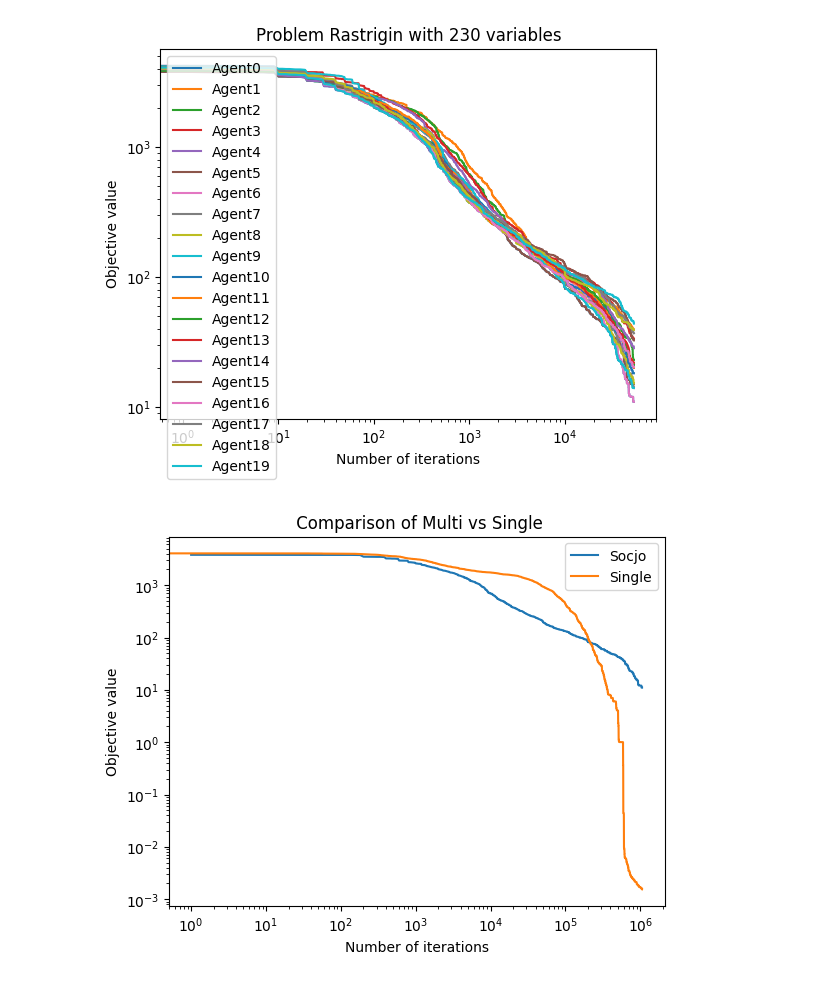
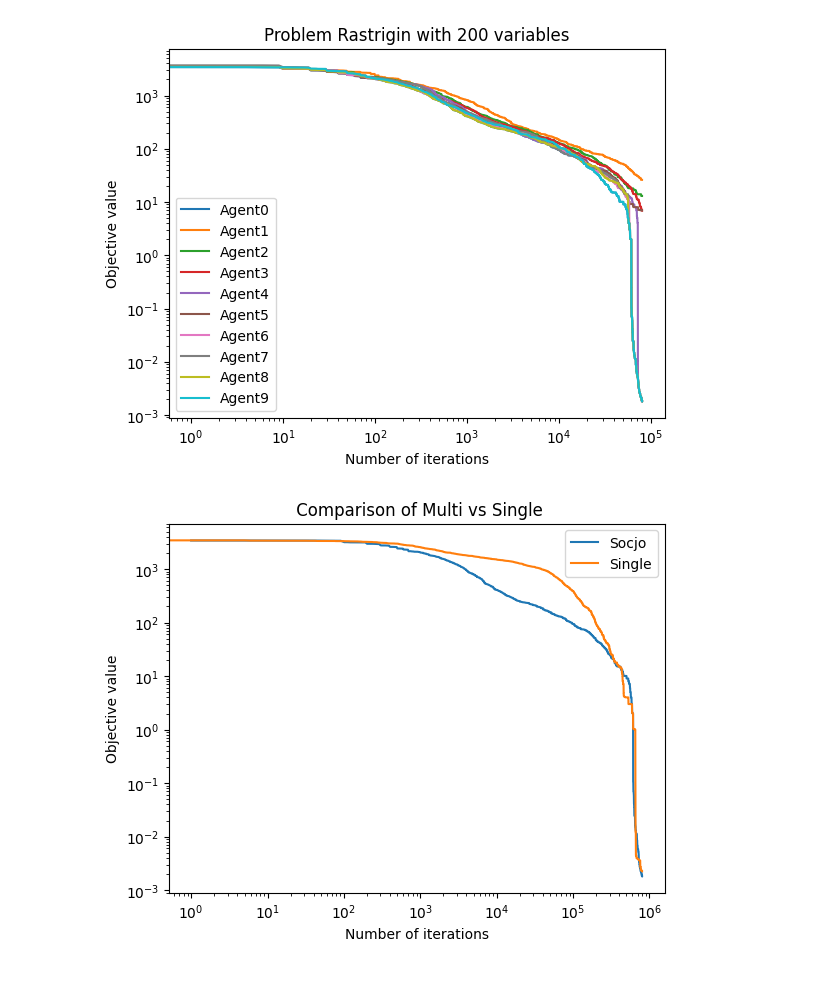
Before and after one commit to KrzysztofCzech/Algorytm-stadny, a Jupyter notebook: src/test_R_diffrent_size.ipynb, the cells around one changed output. Drawn from its saved outputs; the diff is of its cells as text; code cells hidden in the pictures.

```diff
--- a/src/test_R_diffrent_size.ipynb
+++ b/src/test_R_diffrent_size.ipynb
@@ -6,7 +6,7 @@ from runners.bulilders.statistic_builder import StatisticRunnerBuilder
 import os
 Statistic_runner_list = []
 prefix = os.path.join("run_configs", "problem")
-for agent_no in [20]:
+for agent_no in [10]:
     for idx, config in enumerate(["config_R.json"]):
         with open(os.path.join(prefix,config),"r") as f:
             settings = Settings(f)
@@ -16,10 +16,10 @@ for agent_no in [20]:
         config.noAgents = agent_no
         logging.info(settings.json_settings)
         from jmetal.problem.singleobjective.unconstrained import Rastrigin
-        config.problem = Rastrigin(230)
+        config.problem = Rastrigin(200)
         iterations = config.problem.number_of_variables**2 *20
         statisticRunnerBuilder = StatisticRunnerBuilder()
-        statisticRunnerBuilder.set_agents_diffrent_porbability(config,1.5  )
+        statisticRunnerBuilder.set_agents_diffrent_porbability(config,1.3  )
         statisticRunnerBuilder.set_run_config(no_runs= 3, communication_num = 1, iterations = iterations, communication_freq=  10)
         Statistic_runner_list.append(statisticRunnerBuilder.build())
 for statistic in Statistic_runner_list:
@@ -35,2 +35,2 @@ INFO:root:best socjo 11.02769680092944 best single 0.001545197699257983
-[figure, old version]
+[figure, new version]
-[figure, old version]
+[figure, new version]
```
Also changed, not shown: parts of 1 cell of this notebook, 1 other file.
